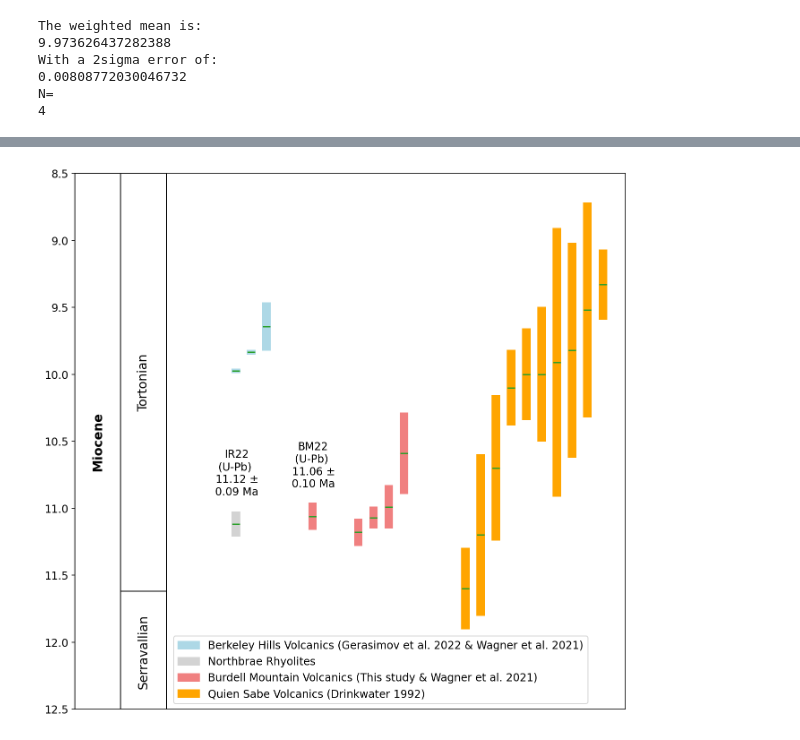
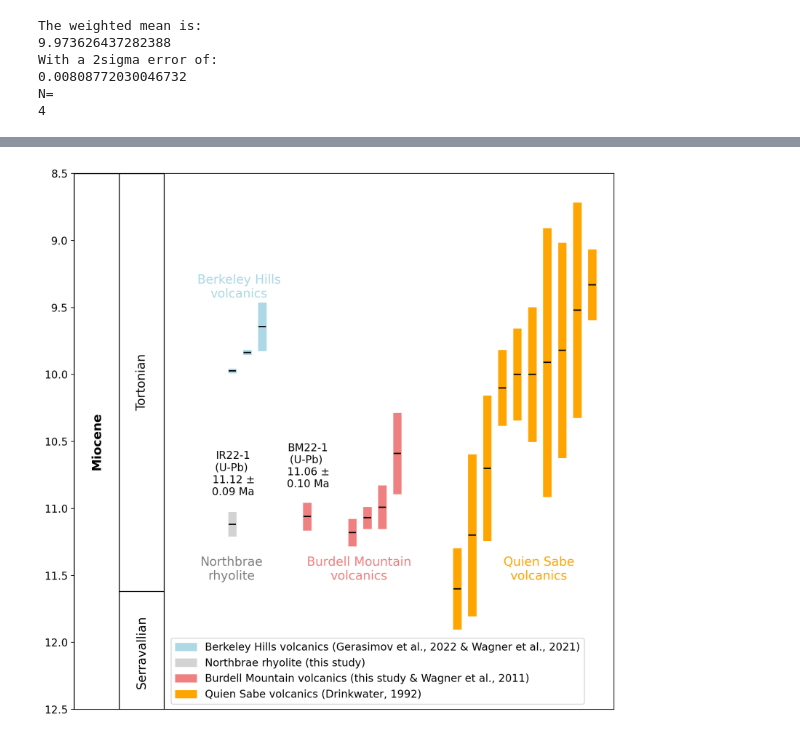
Before and after one commit to Swanson-Hysell-Group/Northbrae_Volcanics, a Jupyter notebook: code/date_bar_plots.ipynb, the cells around one changed output, grey strips where cells are left out. Drawn from its saved outputs; the diff is of its cells as text; code cells hidden in the pictures.

Commit message:
add more annotations to date bar plot

```diff
--- a/code/date_bar_plots.ipynb
+++ b/code/date_bar_plots.ipynb
@@ -282,4 +271,0 @@ labels = ['Moraga Tuff']
-# %%
-fig, ax, x_positions = plot_dates(zircon_means, zircon_2sigmas,
-                                  include, sample_means, sample_2sigmas,
-                                  colors, labels, legend=False, figsize=(0.1,0.1),lineweight=6)
@@ -296,41 +280,24 @@ Ar_width = 0.5
 ### Moraga Tuff dates
 Ar_x=x_positions[0]-5
 
-ax.hlines(MT24_1_Age,Ar_x,Ar_x+Ar_width,color='C2')
+ax.hlines(MT24_1_Age,Ar_x,Ar_x+Ar_width,color='black')
 
 MT24_1_error = matplotlib.patches.Rectangle((Ar_x, MT24_1_Age-MT24_1_2Sigma),\
-                                         Ar_width, MT24_1_2Sigma*2, color='lightblue', label='Berkeley Hills Volcanics (Gerasimov et al. 2022 & Wagner et al. 2021)')
+                                         Ar_width, MT24_1_2Sigma*2, color='lightblue', label='Berkeley Hills volcanics (Gerasimov et al., 2022 & Wagner et al., 2021)')
 ax.add_patch(MT24_1_error)
 #ax.text(Ar_x+1,MT24_1_Age-0.2,'MT24-1\nMoraga Tuff\n(U-Pb) \n9.974 $\pm$\n0.014 Ma',size='12',horizontalalignment='center',
 #        verticalalignment='bottom',multialignment='center',rotation=0)
-
-
-#fig, ax, x_positions = plot_dates(zircon_means, zircon_2sigmas,
-#                                  include, sample_means, sample_2sigmas,
-#                                  colors, labels, legend=False, figsize=(8.5,11),lineweight=6)
 
 
 ax.set_ylim(plot_age_max,plot_age_min)
 ax.set_xlim(-6,30)
 ax.tick_params(axis='x', labelsize=13)
 ax.set_xticks([])
-# ax.text(x_positions[0]-(len(CSUF_4)/2),13.1,
-#         'CSUF-4\nClaremont Fm\n(U-Pb)\n<13.298 $\pm$\n0.046 Ma',
-#         size='12',horizontalalignment='center',
-#         verticalalignment='bottom',multialignment='center',rotation=0)
-# ax.text(x_positions[1]-(len(OR24_2)/2),OR24_2_date-0.2,
-#         'OR24-2\nOrinda Tuff\nclast\n(U-Pb) \n10.094 $\pm$\n0.018 Ma',
-#         size='12',horizontalalignment='center',
-#         verticalalignment='bottom',multialignment='center',rotation=0)
-
-#ax.text(x_positions[0]-(len(MT24_1)/2),MT24_1_date-0.2,
-#        'MT24-1\nMoraga Tuff\n(U-Pb) \n9.974 $\pm$\n0.014 Ma',size='12',horizontalalignment='center',
-#        verticalalignment='bottom',multialignment='center',rotation=0)
 
 ### Moraga Tuff dates
 Ar_x=x_positions[0]-4
 
-ax.hlines(Moraga_Tuff_Ar_date,Ar_x,Ar_x+Ar_width,color='C2')
+ax.hlines(Moraga_Tuff_Ar_date,Ar_x,Ar_x+Ar_width,color='black')
 
 Moraga_Tuff_Ar_error = matplotlib.patches.Rectangle((Ar_x, Moraga_Tuff_Ar_date-Moraga_Tuff_Ar_2sigma),\
                                          Ar_width, Moraga_Tuff_Ar_2sigma*2, color='lightblue')
@@ -340,7 +307,7 @@ ax.add_patch(Moraga_Tuff_Ar_error)
 
 ### Siesta Tuff
 Ar_x=x_positions[0]-3
-ax.hlines(Siesta_Tuff_Ar_date,Ar_x,Ar_x+Ar_width,color='C2')
+ax.hlines(Siesta_Tuff_Ar_date,Ar_x,Ar_x+Ar_width,color='black')
 
 Siesta_Tuff_Ar_error = matplotlib.patches.Rectangle((Ar_x, Siesta_Tuff_Ar_date-Siesta_Tuff_Ar_2sigma),\
                                          Ar_width, Siesta_Tuff_Ar_2sigma*2, color='lightblue')
@@ -351,28 +318,28 @@ ax.add_patch(Siesta_Tuff_Ar_error)
 ### Northbrae dates
 Ar_x=x_positions[0]-5
 
-ax.hlines(Indian_Rock_weighted_mean_date,Ar_x,Ar_x+Ar_width,color='C2')
+ax.hlines(Indian_Rock_weighted_mean_date,Ar_x,Ar_x+Ar_width,color='black')
 
 Indian_Rock_date_error = matplotlib.patches.Rectangle((Ar_x, Indian_Rock_weighted_mean_date-Indian_Rock_weighted_mean_2sigma),\
-                                         Ar_width, Indian_Rock_weighted_mean_2sigma*2, color='lightgrey', label='Northbrae Rhyolites')
+                                         Ar_width, Indian_Rock_weighted_mean_2sigma*2, color='lightgrey', label='Northbrae rhyolite (this study)')
 ax.add_patch(Indian_Rock_date_error)
-ax.text(Ar_x+0.3,Indian_Rock_weighted_mean_date-0.2,'IR22\n(U-Pb) \n11.12 $\pm$\n0.09 Ma',size='12',horizontalalignment='center',
+ax.text(Ar_x+0.3,Indian_Rock_weighted_mean_date-0.2,'IR22-1\n(U-Pb) \n11.12 $\pm$\n0.09 Ma',size='12',horizontalalignment='center',
         verticalalignment='bottom',multialignment='center',rotation=0)
 
 ### Burdell dates
 Ar_x=x_positions[0]
 
-ax.hlines(Burdell_Mountain_weighted_mean_date,Ar_x,Ar_x+Ar_width,color='C2')
+ax.hlines(Burdell_Mountain_weighted_mean_date,Ar_x,Ar_x+Ar_width,color='black')
 
 Burdell_Mountain_date_error = matplotlib.patches.Rectangle((Ar_x, Burdell_Mountain_weighted_mean_date-Burdell_Mountain_weighted_mean_2sigma),\
-                                         Ar_width, Burdell_Mountain_weighted_mean_2sigma*2, color='lightcoral', label='Burdell Mountain Volcanics (This study & Wagner et al. 2021)')
+                                         Ar_width, Burdell_Mountain_weighted_mean_2sigma*2, color='lightcoral', label='Burdell Mountain volcanics (this study & Wagner et al., 2011)')
 ax.add_patch(Burdell_Mountain_date_error)
-ax.text(Ar_x+0.3,Burdell_Mountain_weighted_mean_date-0.2,'BM22\n(U-Pb) \n11.06 $\pm$\n0.10 Ma',size='12',horizontalalignment='center',
+ax.text(Ar_x+0.3,Burdell_Mountain_weighted_mean_date-0.2,'BM22-1\n(U-Pb) \n11.06 $\pm$\n0.10 Ma',size='12',horizontalalignment='center',
         verticalalignment='bottom',multialignment='center',rotation=0)
 
 Ar_x=x_positions[0]+4
 
-ax.hlines(Burdell_Mountain_Ar_date_RFBM_7,Ar_x,Ar_x+Ar_width,color='C2')
+ax.hlines(Burdell_Mountain_Ar_date_RFBM_7,Ar_x,Ar_x+Ar_width,color='black')
 
 Burdell_Mountain_Ar_error_RFBM_7 = matplotlib.patches.Rectangle((Ar_x, Burdell_Mountain_Ar_date_RFBM_7-Burdell_Mountain_Ar_2sigma_RFBM_7),\
                                          Ar_width, Burdell_Mountain_Ar_2sigma_RFBM_7*2, color='lightcoral')
@@ -380,7 +347,7 @@ ax.add_patch(Burdell_Mountain_Ar_error_RFBM_7)
 
 Ar_x=x_positions[0]+5
 
-ax.hlines(Burdell_Mountain_Ar_date_RFBM_8,Ar_x,Ar_x+Ar_width,color='C2')
+ax.hlines(Burdell_Mountain_Ar_date_RFBM_8,Ar_x,Ar_x+Ar_width,color='black')
 
 Burdell_Mountain_Ar_error_RFBM_8 = matplotlib.patches.Rectangle((Ar_x, Burdell_Mountain_Ar_date_RFBM_8-Burdell_Mountain_Ar_2sigma_RFBM_8),\
                                          Ar_width, Burdell_Mountain_Ar_2sigma_RFBM_8*2, color='lightcoral')
@@ -391,7 +358,7 @@ ax.add_patch(Burdell_Mountain_Ar_error_RFBM_8)
 
 Ar_x=x_positions[0]+6
 
-ax.hlines(Burdell_Mountain_Ar_date_RFBM_9,Ar_x,Ar_x+Ar_width,color='C2')
+ax.hlines(Burdell_Mountain_Ar_date_RFBM_9,Ar_x,Ar_x+Ar_width,color='black')
 
 Burdell_Mountain_Ar_error_RFBM_9 = matplotlib.patches.Rectangle((Ar_x, Burdell_Mountain_Ar_date_RFBM_9-Burdell_Mountain_Ar_2sigma_RFBM_9),\
                                          Ar_width, Burdell_Mountain_Ar_2sigma_RFBM_9*2, color='lightcoral')
@@ -399,27 +366,25 @@ ax.add_patch(Burdell_Mountain_Ar_error_RFBM_9)
 
 Ar_x=x_positions[0]+3
 
-ax.hlines(Burdell_Mountain_Ar_date_RFBM_10,Ar_x,Ar_x+Ar_width,color='C2')
+ax.hlines(Burdell_Mountain_Ar_date_RFBM_10,Ar_x,Ar_x+Ar_width,color='black')
 
 Burdell_Mountain_Ar_error_RFBM_10 = matplotlib.patches.Rectangle((Ar_x, Burdell_Mountain_Ar_date_RFBM_10-Burdell_Mountain_Ar_2sigma_RFBM_10),\
                                          Ar_width, Burdell_Mountain_Ar_2sigma_RFBM_10*2, color='lightcoral')
 ax.add_patch(Burdell_Mountain_Ar_error_RFBM_10)
 
-
-
 ### Quien Sabe
 
 Ar_x=x_positions[0]+19
 
-ax.hlines(Quien_Sabe_K_Ar_date_85Sg_6,Ar_x,Ar_x+Ar_width,color='C2')
+ax.hlines(Quien_Sabe_K_Ar_date_85Sg_6,Ar_x,Ar_x+Ar_width,color='black')
 
 Quien_Sabe_K_Ar_error_85Sg_6 = matplotlib.patches.Rectangle((Ar_x, Quien_Sabe_K_Ar_date_85Sg_6-Quien_Sabe_K_Ar_2sigma_85Sg_6),\
-                                         Ar_width, Quien_Sabe_K_Ar_2sigma_85Sg_6*2, color='orange', label='Quien Sabe Volcanics (Drinkwater 1992)')
+                                         Ar_width, Quien_Sabe_K_Ar_2sigma_85Sg_6*2, color='orange', label='Quien Sabe volcanics (Drinkwater, 1992)')
 ax.add_patch(Quien_Sabe_K_Ar_error_85Sg_6)
 
 Ar_x=x_positions[0]+18
 
-ax.hlines(Quien_Sabe_K_Ar_date_84Sg_8b,Ar_x,Ar_x+Ar_width,color='C2')
+ax.hlines(Quien_Sabe_K_Ar_date_84Sg_8b,Ar_x,Ar_x+Ar_width,color='black')
 
 Quien_Sabe_K_Ar_error_84Sg_8b = matplotlib.patches.Rectangle((Ar_x, Quien_Sabe_K_Ar_date_84Sg_8b-Quien_Sabe_K_Ar_2sigma_84Sg_8b),\
                                          Ar_width, Quien_Sabe_K_Ar_2sigma_84Sg_8b*2, color='orange')
@@ -427,7 +392,7 @@ ax.add_patch(Quien_Sabe_K_Ar_error_84Sg_8b)
 
 Ar_x=x_positions[0]+17
 
-ax.hlines(Quien_Sabe_K_Ar_date_84Sg_3,Ar_x,Ar_x+Ar_width,color='C2')
+ax.hlines(Quien_Sabe_K_Ar_date_84Sg_3,Ar_x,Ar_x+Ar_width,color='black')
 
 Quien_Sabe_K_Ar_error_84Sg_3 = matplotlib.patches.Rectangle((Ar_x, Quien_Sabe_K_Ar_date_84Sg_3-Quien_Sabe_K_Ar_2sigma_84Sg_3),\
                                          Ar_width, Quien_Sabe_K_Ar_2sigma_84Sg_3*2, color='orange')
@@ -435,7 +400,7 @@ ax.add_patch(Quien_Sabe_K_Ar_error_84Sg_3)
 
 Ar_x=x_positions[0]+16
 
-ax.hlines(Quien_Sabe_K_Ar_date_84Sg_6b,Ar_x,Ar_x+Ar_width,color='C2')
+ax.hlines(Quien_Sabe_K_Ar_date_84Sg_6b,Ar_x,Ar_x+Ar_width,color='black')
 
 Quien_Sabe_K_Ar_error_84Sg_6b = matplotlib.patches.Rectangle((Ar_x, Quien_Sabe_K_Ar_date_84Sg_6b-Quien_Sabe_K_Ar_2sigma_84Sg_6b),\
                                          Ar_width, Quien_Sabe_K_Ar_2sigma_84Sg_6b*2, color='orange')
@@ -443,7 +408,7 @@ ax.add_patch(Quien_Sabe_K_Ar_error_84Sg_6b)
 
 Ar_x=x_positions[0]+15
 
-ax.hlines(Quien_Sabe_K_Ar_date_81JD_23,Ar_x,Ar_x+Ar_width,color='C2')
+ax.hlines(Quien_Sabe_K_Ar_date_81JD_23,Ar_x,Ar_x+Ar_width,color='black')
 
 Quien_Sabe_K_Ar_error_81JD_23 = matplotlib.patches.Rectangle((Ar_x, Quien_Sabe_K_Ar_date_81JD_23-Quien_Sabe_K_Ar_2sigma_81JD_23),\
                                          Ar_width, Quien_Sabe_K_Ar_2sigma_81JD_23*2, color='orange')
@@ -451,7 +416,7 @@ ax.add_patch(Quien_Sabe_K_Ar_error_81JD_23)
 
 Ar_x=x_positions[0]+14
 
-ax.hlines(Quien_Sabe_K_Ar_date_86Sg_9,Ar_x,Ar_x+Ar_width,color='C2')
+ax.hlines(Quien_Sabe_K_Ar_date_86Sg_9,Ar_x,Ar_x+Ar_width,color='black')
 
 Quien_Sabe_K_Ar_error_86Sg_9 = matplotlib.patches.Rectangle((Ar_x, Quien_Sabe_K_Ar_date_86Sg_9-Quien_Sabe_K_Ar_2sigma_86Sg_9),\
                                          Ar_width, Quien_Sabe_K_Ar_2sigma_86Sg_9*2, color='orange')
@@ -459,7 +424,7 @@ ax.add_patch(Quien_Sabe_K_Ar_error_86Sg_9)
 
 Ar_x=x_positions[0]+13
 
-ax.hlines(Quien_Sabe_K_Ar_date_86Sg_8,Ar_x,Ar_x+Ar_width,color='C2')
+ax.hlines(Quien_Sabe_K_Ar_date_86Sg_8,Ar_x,Ar_x+Ar_width,color='black')
 
 Quien_Sabe_K_Ar_error_81Sg_8 = matplotlib.patches.Rectangle((Ar_x, Quien_Sabe_K_Ar_date_86Sg_8-Quien_Sabe_K_Ar_2sigma_86Sg_8),\
                                          Ar_width, Quien_Sabe_K_Ar_2sigma_86Sg_8*2, color='orange')
@@ -467,7 +432,7 @@ ax.add_patch(Quien_Sabe_K_Ar_error_81Sg_8)
 
 Ar_x=x_positions[0]+12
 
-ax.hlines(Quien_Sabe_K_Ar_date_81JD_71,Ar_x,Ar_x+Ar_width,color='C2')
+ax.hlines(Quien_Sabe_K_Ar_date_81JD_71,Ar_x,Ar_x+Ar_width,color='black')
 
 Quien_Sabe_K_Ar_error_85JD_71 = matplotlib.patches.Rectangle((Ar_x, Quien_Sabe_K_Ar_date_81JD_71-Quien_Sabe_K_Ar_2sigma_81JD_71),\
                                          Ar_width, Quien_Sabe_K_Ar_2sigma_81JD_71*2, color='orange')
@@ -475,7 +440,7 @@ ax.add_patch(Quien_Sabe_K_Ar_error_85JD_71)
 
 Ar_x=x_positions[0]+11
 
-ax.hlines(Quien_Sabe_K_Ar_date_89Sg_15,Ar_x,Ar_x+Ar_width,color='C2')
+ax.hlines(Quien_Sabe_K_Ar_date_89Sg_15,Ar_x,Ar_x+Ar_width,color='black')
 
 Quien_Sabe_K_Ar_error_89Sg_15 = matplotlib.patches.Rectangle((Ar_x, Quien_Sabe_K_Ar_date_89Sg_15-Quien_Sabe_K_Ar_2sigma_89Sg_15),\
                                          Ar_width, Quien_Sabe_K_Ar_2sigma_89Sg_15*2, color='orange')
@@ -483,48 +448,53 @@ ax.add_patch(Quien_Sabe_K_Ar_error_89Sg_15)
 
 Ar_x=x_positions[0]+10
 
-ax.hlines(Quien_Sabe_K_Ar_date_88Sg_12,Ar_x,Ar_x+Ar_width,color='C2')
+ax.hlines(Quien_Sabe_K_Ar_date_88Sg_12,Ar_x,Ar_x+Ar_width,color='black')
 
 Quien_Sabe_K_Ar_error_88Sg_12 = matplotlib.patches.Rectangle((Ar_x, Quien_Sabe_K_Ar_date_88Sg_12-Quien_Sabe_K_Ar_2sigma_88Sg_12),\
                                          Ar_width, Quien_Sabe_K_Ar_2sigma_88Sg_12*2, color='orange')
 ax.add_patch(Quien_Sabe_K_Ar_error_88Sg_12)
-
-
-#Ar_x=x_positions[0]+19
-
-#ax.hlines(Quien_Sabe_K_Ar_date_85SG_6,Ar_x+3,Ar_x+Ar_width,color='black')
-#ax.hlines(Quien_Sabe_K_Ar_date_88SG_12,Ar_x+3,Ar_x+Ar_width,color='black')
-#ax.vlines(Ar_x+3,Quien_Sabe_K_Ar_date_85SG_6,Quien_Sabe_K_Ar_date_88SG_12,color='black')
-#ax.text(Ar_x+7,(Quien_Sabe_K_Ar_date_85SG_6+Quien_Sabe_K_Ar_date_88SG_12)/2,'Active range\n of the\n Quien Sabe\n Volcanics',size='12',horizontalalignment='center',
-#        verticalalignment='bottom',multialignment='center',rotation=0)
 
 
 ax.add_patch(matplotlib.patches.Rectangle((-6, plot_age_min), 3, 50, facecolor='white',edgecolor='black'))
 ax.annotate('Miocene', (-4.5, (plot_age_max+plot_age_min)/2), color='black', weight='bold',
             fontsize=14, ha='center', va='center',rotation=90)
 
 #11.62 Serravallian - Tortonian boundary
 #13.82 Langhian - Serravallian boundary
 Serravallian_Tortonian = 11.62
 Langhian_Serravallian = 13.82
 
 ax.add_patch(matplotlib.patches.Rectangle((-3, Langhian_Serravallian),
                                           3, 50, facecolor='white',edgecolor='black'))
 ax.annotate('Langhian', (-1.5, (plot_age_max+Langhian_Serravallian)/2), color='black',
             fontsize=14, ha='center', va='center',rotation=90)
 
 ax.add_patch(matplotlib.patches.Rectangle((-3, Serravallian_Tortonian),
                                           3, Langhian_Serravallian-Serravallian_Tortonian, facecolor='white',edgecolor='black'))
 ax.annotate('Serravallian', (-1.5, 12.35), color='black',
             fontsize=14, ha='center', va='bottom',rotation=90)
 
 ax.add_patch(matplotlib.patches.Rectangle((-3, plot_age_min),
                                           3, Serravallian_Tortonian-plot_age_min, facecolor='white',edgecolor='black'))
 ax.annotate('Tortonian', (-1.5, (Serravallian_Tortonian+plot_age_min)/2), color='black',
             fontsize=14, ha='center', va='center',rotation=90)
 
 plt.legend(loc='lower left',bbox_to_anchor=(0.17, 0., 0.5, 0.5),fontsize=12)
+
+# Labels
+ax.text(5,Siesta_Tuff_Ar_date-0.2,'Berkeley Hills\nvolcanics',size='14',horizontalalignment='center',
+        verticalalignment='bottom',multialignment='center',rotation=0, color='lightblue')
+
+ax.text(25,11.55,'Quien Sabe\nvolcanics',size='14',horizontalalignment='center',
+        verticalalignment='bottom',multialignment='center',rotation=0, color='orange')
+
+ax.text(4.5,11.55,'Northbrae\nrhyolite',size='14',horizontalalignment='center',
+        verticalalignment='bottom',multialignment='center',rotation=0, color='grey')
+
+ax.text(13,11.55,'Burdell Mountain\nvolcanics',size='14',horizontalalignment='center',
+        verticalalignment='bottom',multialignment='center',rotation=0, color='lightcoral')
+
 plt.savefig('./output/Coast_Range_Volcanics_Dates.pdf')
 plt.show()
 # %% [output]
-[figure, old version]
+[figure, new version]
```
Also changed, not shown: parts of 7 cells of this notebook, 1 other file.
